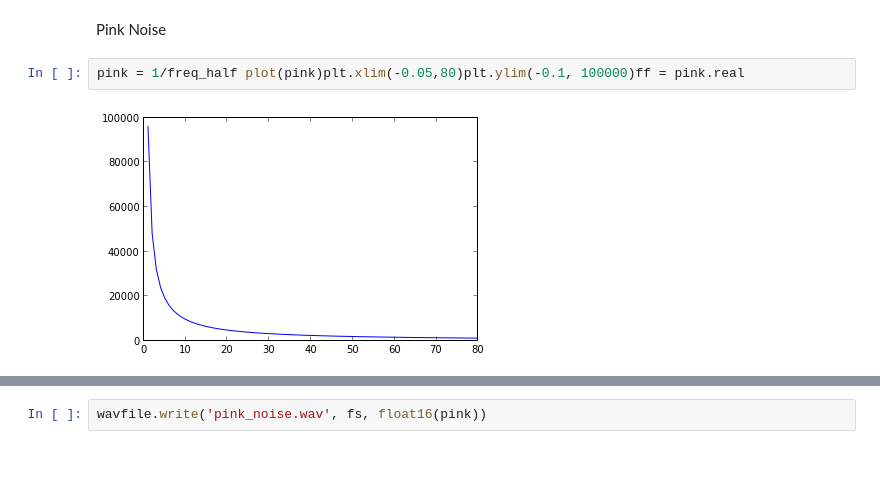
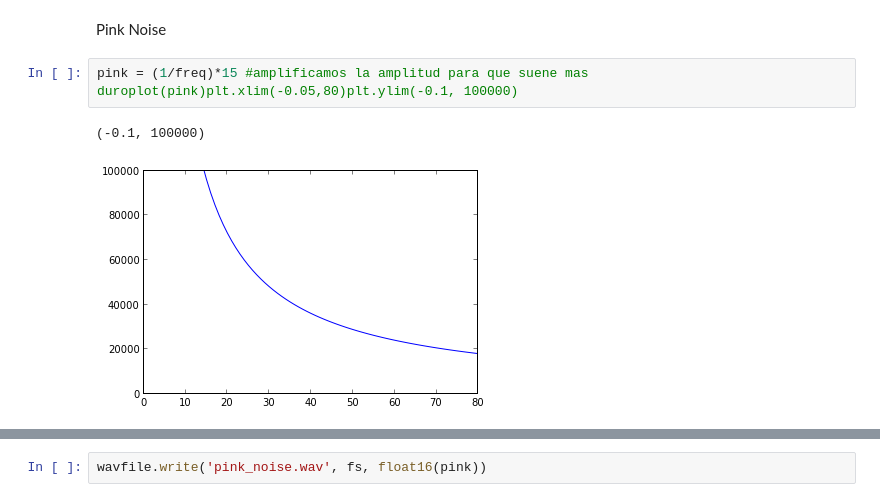
Before and after one commit to LinaPerez/PerezAngel_GarzonAlvarado_hw5, a Jupyter notebook: Pink&White_Noise.ipynb, the cells around one changed output, grey strips where cells are left out. Cells and saved outputs as stored; diff of their text form; blank space fills up the shorter version.

```diff
--- a/Pink&White_Noise.ipynb
+++ b/Pink&White_Noise.ipynb
@@ -43,6 +43,7 @@ wavfile.write('white_noise.wav', fs, float16(xx))
 # %% [markdown]
 Pink Noise
 # %%
-pink = 1/freq_half plot(pink)plt.xlim(-0.05,80)plt.ylim(-0.1, 100000)ff = pink.real
+pink = (1/freq)*15 #amplificamos la amplitud para que suene mas duroplot(pink)plt.xlim(-0.05,80)plt.ylim(-0.1, 100000)
 # %% [output]
+(-0.1, 100000)
-[figure, old version]
+[figure, new version]
```
Also changed, not shown: parts of 3 cells of this notebook.
